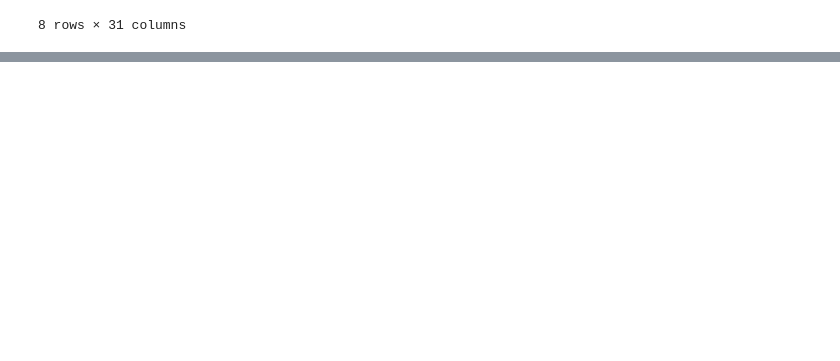
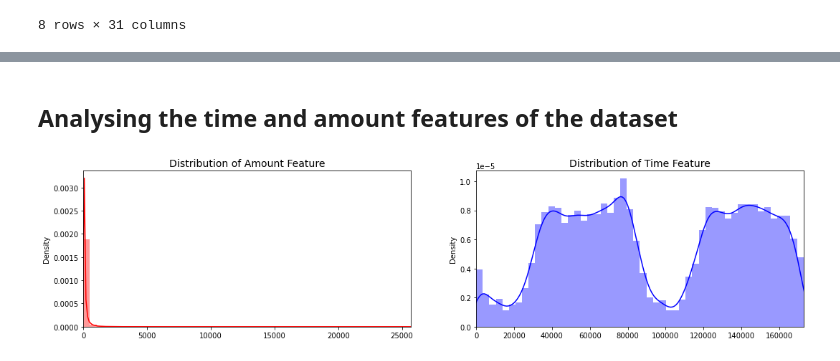
Before and after one commit to supun-priyashan/ML_Assignment2_IT19187242_IT19156484_IT19392172, a Jupyter notebook: Data Analysis and Visualization.ipynb, the cells around one changed output, grey strips where cells are left out. Drawn from its saved outputs; the diff is of its cells as text; code cells hidden in the pictures; blank space fills up the shorter version.

Commit message:
Visualized features of the dataset

```diff
--- a/Data Analysis and Visualization.ipynb
+++ b/Data Analysis and Visualization.ipynb
@@ -77,0 +113,19 @@ df.describe()
+# %% [markdown]
+## Analysing the time and amount features of the dataset
+# %%
+fig, ax = plt.subplots(1, 2, figsize=(18,4))
+
+amount = df['Amount'].values
+time = df['Time'].values
+
+sns.distplot(amount, ax=ax[0], color='r')
+ax[0].set_title('Distribution of Amount Feature', fontsize=14)
+ax[0].set_xlim([min(amount), max(amount)])
+
+sns.distplot(time, ax=ax[1], color='b')
+ax[1].set_title('Distribution of Time Feature', fontsize=14)
+ax[1].set_xlim([min(time), max(time)])
+
+plt.show()
+# %% [output]
+[figure, added]
```
Also changed, not shown: parts of 6 cells of this notebook, 1 other file.
